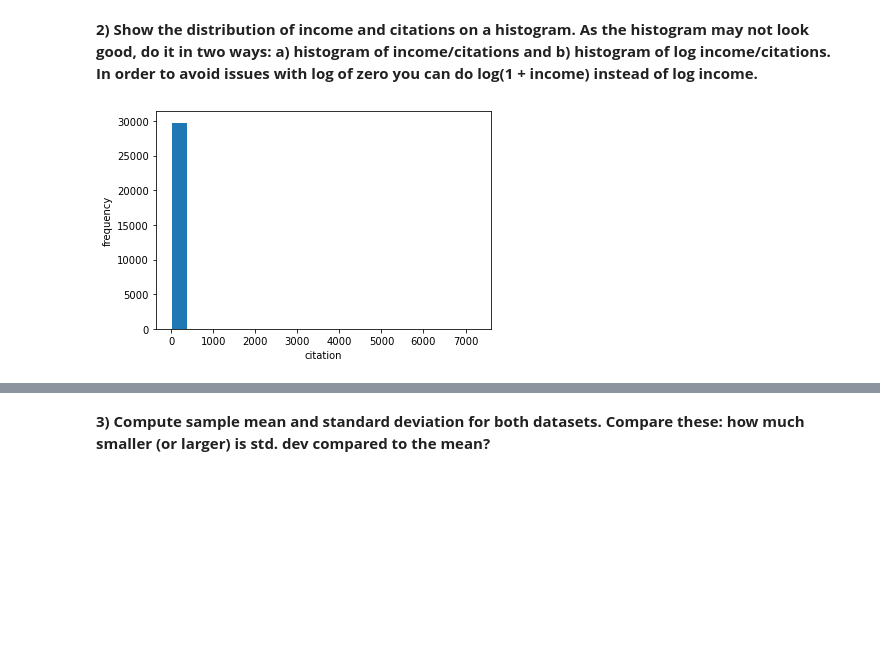
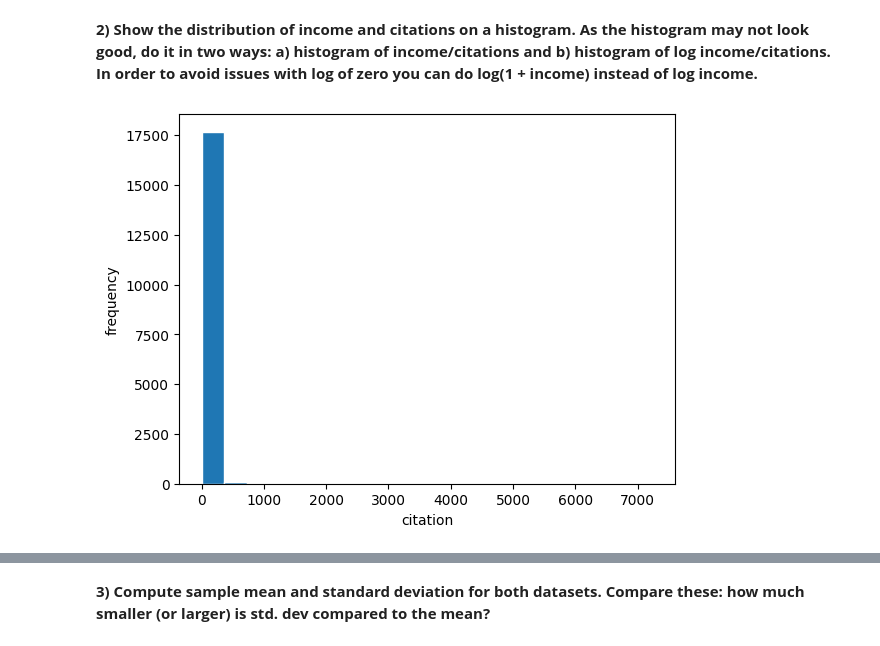
Before and after one commit to choKaylee/ML_analysis_2023, a Jupyter notebook: PS03.ipynb, the cells around one changed output, grey strips where cells are left out. Cells and saved outputs as stored; diff of their text form; code cells hidden in the pictures; blank space fills up the shorter version.

```diff
--- a/PS03.ipynb
+++ b/PS03.ipynb
@@ -335,7 +326,7 @@ Regarding the definition of pareto ratio, this means that the unequal relationsh
 # %%
 import pandas as pd
 
-citation_file = "mag-30k-citations.csv.bz2"
+citation_file = open("./Data/mag-30k-citations.csv")
 citation = pd.read_csv(citation_file, sep = "\t")
 citation
 # %% [output]
@@ -385,11 +367,11 @@ print(col_row_treatment)
 # %%
 import numpy as np
 import pandas as pd
 import matplotlib.pyplot as plt
 
-citations = citation["citations"]
-_ = plt.hist(citations, edgecolor='w',  bins=20)
+citations = citation[citation["citations"] > 0].citations
+_ = plt.hist(citations, edgecolor='w', bins=20)
 _ = plt.xlabel('citation')
 _ = plt.ylabel('frequency')
 # %% [output]
-[figure, old version]
+[figure, new version]
```
Also changed, not shown: parts of 36 cells of this notebook, 2 other files.
